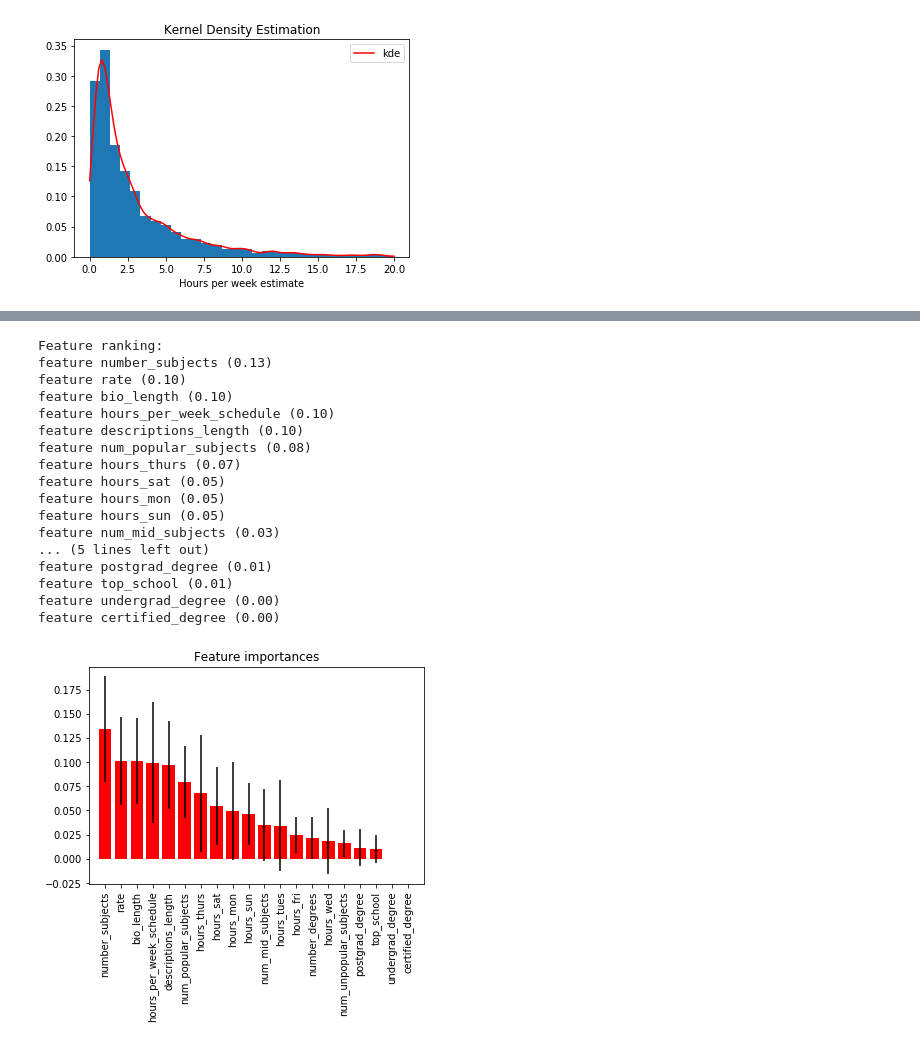
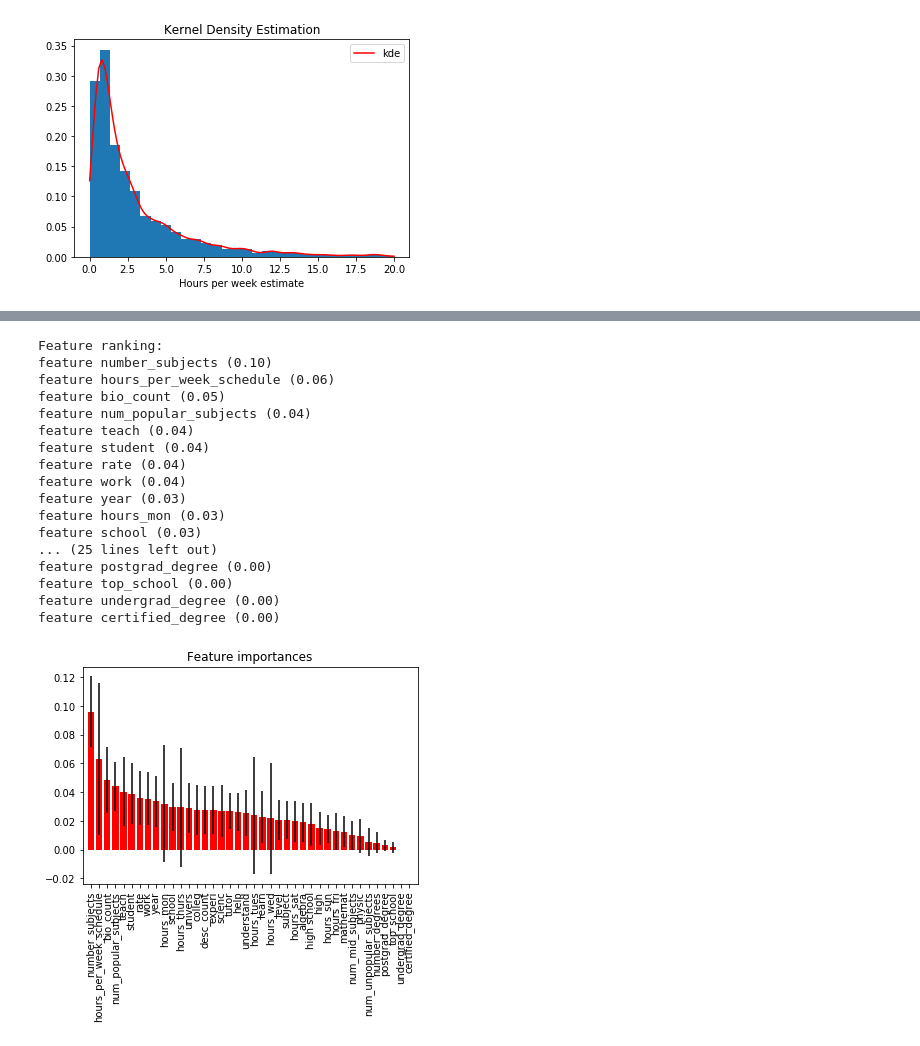
Before and after one commit to vijayoct27/tutor_prediction, a Jupyter notebook: tutor_eda.ipynb, the cells around one changed output, grey strips where cells are left out. Cells and saved outputs as stored; diff of their text form; code cells hidden in the pictures.

```diff
--- a/tutor_eda.ipynb
+++ b/tutor_eda.ipynb
@@ -23,3 +23,4 @@ df_eng = df_eng.loc[df_eng[df_eng['hours_per_week_estimate'] < 60].index]
 df_eng = df_eng.loc[df_eng[df_eng['hours_per_week_estimate'] > 0.25].index]
 df_eng = df_eng.loc[df_eng[df_eng['rate'] <= 200].index]
 df_eng = df_eng.loc[df_eng[df_eng['rate'] >= 10].index]
+df_eng.reset_index(inplace=True, drop=True)
@@ -176,8 +165,18 @@ for e in df_eng['edu']:
     top_school.append(top)
 df_eng['top_school'] = np.array(top_school)
 # %%
+df_eng['bio_count'] = df_eng['bio'].apply(lambda x: len(str(x).split(" ")))
+df_eng['desc_count'] = df_eng['descriptions'].apply(lambda x: len(str(x).split(" ")))
 targets = ['rate', 'hours_per_week_estimate']
 cols_to_drop = ['descriptions', 'bio', 'subjects_list', 'subjects_emph_list',
-                'edu', 'bg_check_date', 'earliest_review_date', 'subjects_emph', 'subjects_all']
+                'edu', 'bg_check_date', 'earliest_review_date',
+                'subjects_emph', 'subjects_all', 'bio_length', 'descriptions_length']
+
 X = df_eng.drop(columns=(['hours_per_week_estimate'] + cols_to_drop))
-y = df_eng['hours_per_week_estimate']
+y = df_eng.hours_per_week_estimate
+
+#Take the log of y
+y_log = np.log10(y)
+# %%
+df_nlp = pd.read_csv('tutor_nlp.csv')
+X_nlp = pd.concat([X, df_nlp], axis=1)
@@ -184,45 +201,44 @@ y = df_eng['hours_per_week_estimate']
 # %%
 rf = RandomForestRegressor(n_estimators=50, criterion='mse', min_samples_leaf=10, random_state=0)
-features = list(X.columns)
-rf.fit(X, y)
-
+features = list(X_nlp.columns)
+rf.fit(X_nlp, y_log)
 importances = rf.feature_importances_
 std = np.std([tree.feature_importances_ for tree in rf.estimators_],
              axis=0)
 indices = np.argsort(importances)[::-1]
 
 # Print feature ranking
 print("Feature ranking:")
 test = [features[f] for f in indices]
-for f in range(X.shape[1]):
+for f in range(X_nlp.shape[1]):
     print("feature %s (%.2f)" %(test[f], importances[indices[f]]))
 
 # Plot feature importances of the forest
 plt.figure()
 plt.title("Feature importances")
-plt.bar(range(X.shape[1]), importances[indices],
+plt.bar(range(X_nlp.shape[1]), importances[indices],
        color="r", yerr=std[indices], align="center")
-plt.xticks(range(X.shape[1]), test, rotation='vertical')
-plt.xlim([-1, X.shape[1]])
+plt.xticks(range(X_nlp.shape[1]), test, rotation='vertical')
+plt.xlim([-1, X_nlp.shape[1]])
 plt.show()
 # %% [output]
 Feature ranking:
-feature number_subjects (0.13)
-feature rate (0.10)
-feature bio_length (0.10)
-feature hours_per_week_schedule (0.10)
-feature descriptions_length (0.10)
-feature num_popular_subjects (0.08)
-feature hours_thurs (0.07)
-feature hours_sat (0.05)
-feature hours_mon (0.05)
-feature hours_sun (0.05)
-feature num_mid_subjects (0.03)
-... (5 lines left out)
-feature postgrad_degree (0.01)
-feature top_school (0.01)
+feature number_subjects (0.10)
+feature hours_per_week_schedule (0.06)
+feature bio_count (0.05)
+feature num_popular_subjects (0.04)
+feature teach (0.04)
+feature student (0.04)
+feature rate (0.04)
+feature work (0.04)
+feature year (0.03)
+feature hours_mon (0.03)
+feature school (0.03)
+... (25 lines left out)
+feature postgrad_degree (0.00)
+feature top_school (0.00)
 feature undergrad_degree (0.00)
 feature certified_degree (0.00)
-[figure, old version]
+[figure, new version]
 # %%
 X_rs = (X-X.min()) / (X.max()-X.min())
```
Also changed, not shown: parts of 7 cells of this notebook, 2 other files.
